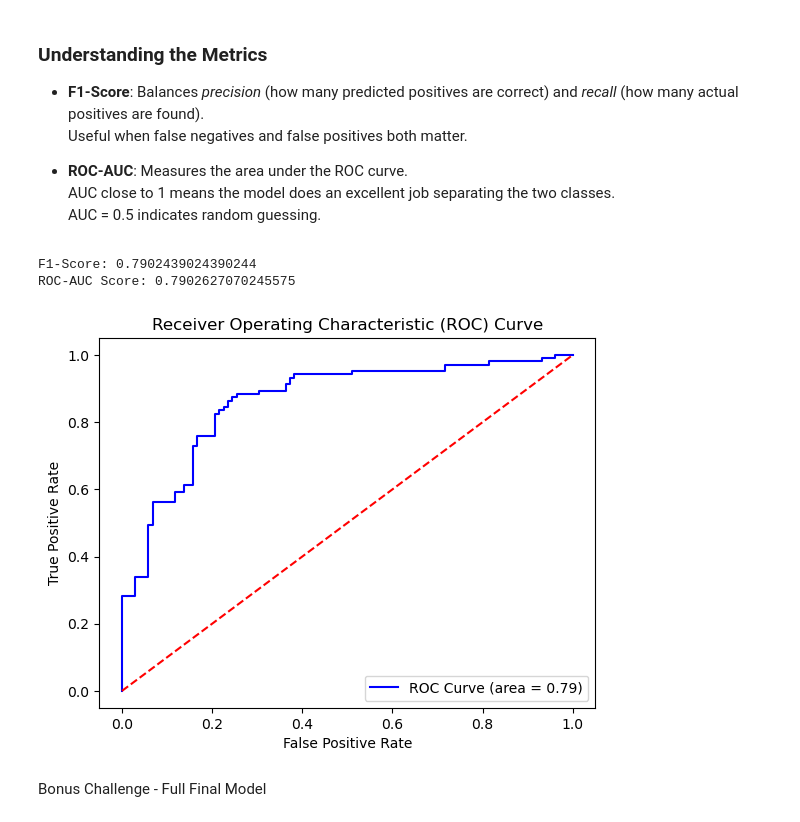
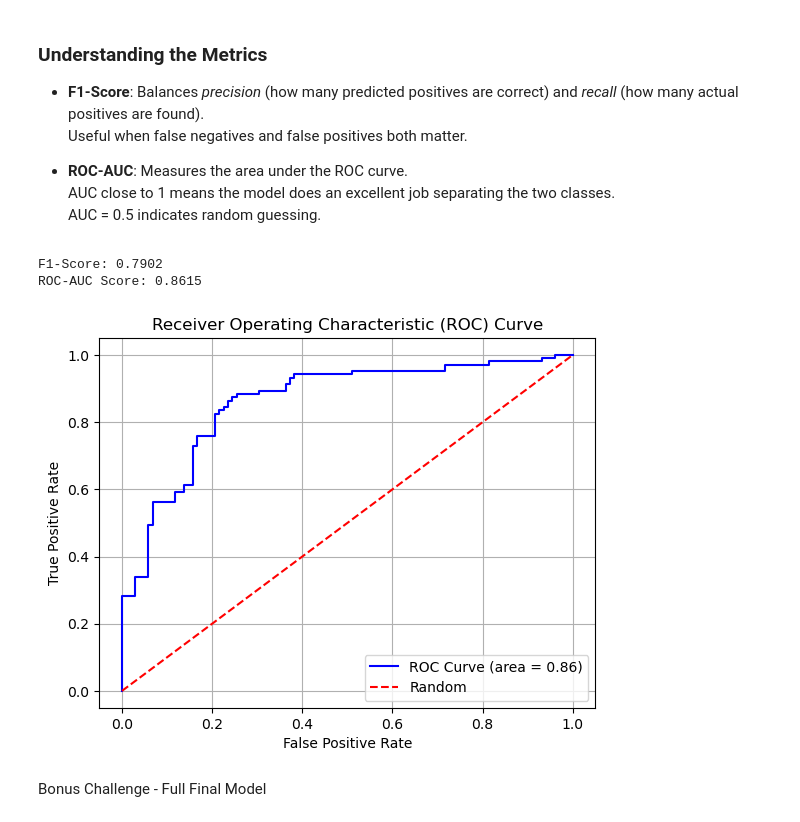
Before and after one commit to ParthShah007/CODE_AI_TASKS, a Jupyter notebook: Parth_codeai_task_3/hart.ipynb, the cells around one changed output. Cells and saved outputs as stored; diff of their text form; code cells hidden in the pictures.

```diff
--- a/Parth_codeai_task_3/hart.ipynb
+++ b/Parth_codeai_task_3/hart.ipynb
@@ -216,26 +216,35 @@ weighted avg       0.79      0.79      0.79       205
   AUC = 0.5 indicates random guessing.
 # %%
 from sklearn.metrics import f1_score, roc_auc_score, roc_curve
+import matplotlib.pyplot as plt
 
+# label predictions for F1
 y_pred = model_log_reg.predict(X_test)
 f1 = f1_score(y_test, y_pred)
-roc_auc = roc_auc_score(y_test, y_pred)
-fpr, tpr, thresholds = roc_curve(y_test, model_log_reg.predict_proba(X_test)[:,1])
-print(f'F1-Score: {f1}')
-print(f'ROC-AUC Score: {roc_auc}')
+
+# probability (or decision) scores for ROC-AUC
+y_proba = model_log_reg.predict_proba(X_test)[:, 1]
+roc_auc = roc_auc_score(y_test, y_proba)
+
+#ROC curve points from the same probabilities
+fpr, tpr, thresholds = roc_curve(y_test, y_proba)
+
+print(f'F1-Score: {f1:.4f}')
+print(f'ROC-AUC Score: {roc_auc:.4f}')
 
 plt.figure()
-plt.plot(fpr, tpr, color='blue', label='ROC Curve (area = %0.2f)' % roc_auc)
-plt.plot([0, 1], [0, 1], color='red', linestyle='--')
+plt.plot(fpr, tpr, color='blue', label=f'ROC Curve (area = {roc_auc:.2f})')
+plt.plot([0, 1], [0, 1], color='red', linestyle='--', label='Random')
 plt.xlabel('False Positive Rate')
 plt.ylabel('True Positive Rate')
 plt.title('Receiver Operating Characteristic (ROC) Curve')
 plt.legend(loc="lower right")
+plt.grid(True)
 plt.show()
 # %% [output]
-F1-Score: 0.7902439024390244
-ROC-AUC Score: 0.7902627070245575
+F1-Score: 0.7902
+ROC-AUC Score: 0.8615
-[figure, old version]
+[figure, new version]
 # %% [markdown]
 Bonus Challenge - Full Final Model
 # %%
```
Also changed, not shown: parts of 1 cell of this notebook.
